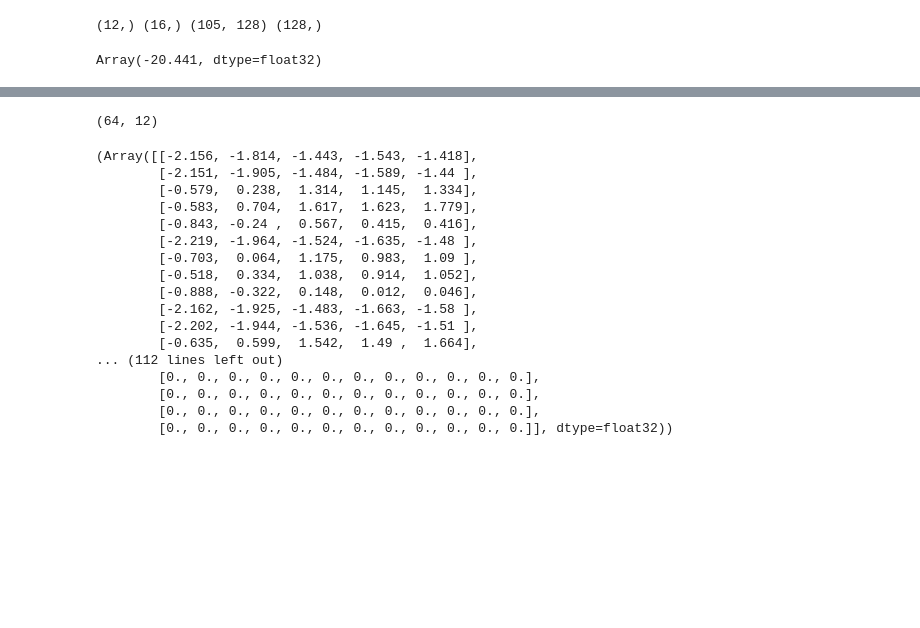
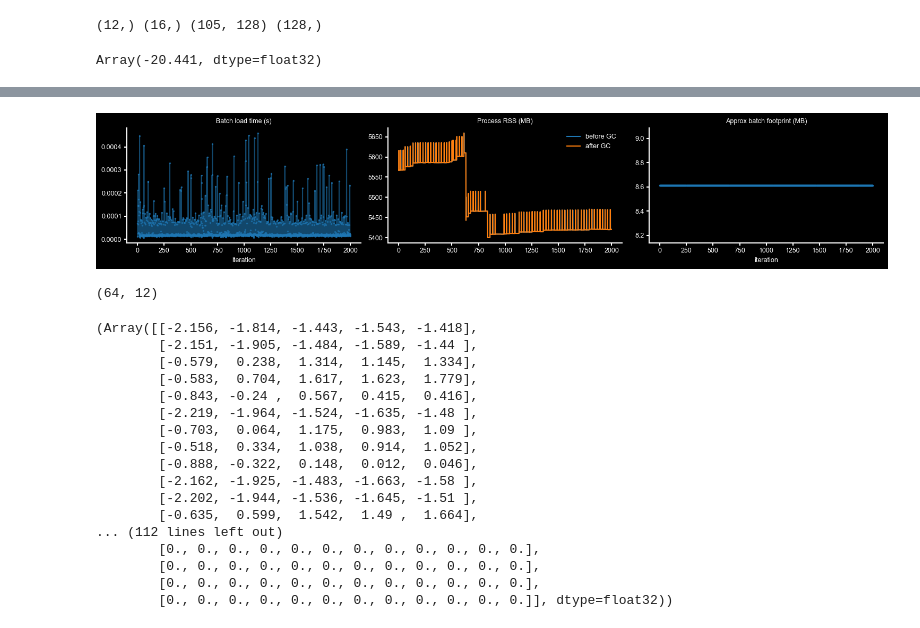
Before and after one commit to mackelab/dmri, a Jupyter notebook: notebooks/train_standalone.ipynb, the cells around one changed output, grey strips where cells are left out. Drawn from its saved outputs; the diff is of its cells as text; code cells hidden in the pictures; blank space fills up the shorter version.

```diff
--- a/notebooks/train_standalone.ipynb
+++ b/notebooks/train_standalone.ipynb
@@ -118,4 +120,4 @@ opt_state = optimizer.init(params)
 from dmri.train.dataloader import StreamDataLoader
 from probjax.utils.bmutil import benchmark
 
-dataloader = StreamDataLoader(simulator, batch_size=64, num_producers=1,max_queue_size=1000, data_device="cpu")
+dataloader = StreamDataLoader(simulator, batch_size=4096, num_producers=1,max_queue_size=100, data_device="cpu")
@@ -127,0 +130,73 @@ datastream = iter(dataloader)
+# %%
+import time
+import psutil
+import numpy as np
+import gc
+import jax
+
+proc = psutil.Process()
+
+# how many batches to sample (adjust as needed)
+n_iter = 2000
+
+load_times = []
+rss_before = []
+rss_after_gc = []
+batch_sizes_mb = []
+
+for i in range(n_iter):
+    t0 = time.perf_counter()
+    batch = next(datastream)   # uses existing datastream
+    t1 = time.perf_counter()
+
+    # record timings and process RSS (MB)
+    load_times.append(t1 - t0)
+    rss_b = proc.memory_info().rss / 1024**2
+    rss_before.append(rss_b)
+
+    # approximate batch size by summing leaves -> numpy bytes (MB)
+    bytes_sum = 0
+    for leaf in jax.tree_util.tree_leaves(batch):
+        try:
+            a = np.asarray(leaf)
+            bytes_sum += a.nbytes
+        except Exception:
+            # non-array leaf (objects), skip
+            pass
+    batch_sizes_mb.append(bytes_sum / 1024**2)
+
+    # drop references and collect to check for leaks
+    del batch
+    gc.collect()
+    rss_a = proc.memory_info().rss / 1024**2
+    rss_after_gc.append(rss_a)
+
+    if (i + 1) % 50 == 0:
+        print(f"iter {(i+1):4d}/{n_iter}: load_time={load_times[-1]:.4f}s  rss_before={rss_before[-1]:.1f}MB  rss_after_gc={rss_after_gc[-1]:.1f}MB  batch_MB={batch_sizes_mb[-1]:.1f}")
+
+# summary stats
+import matplotlib.pyplot as plt
+
+print()
+print("Load time (s): mean={:.4f}, std={:.4f}, max={:.4f}".format(np.mean(load_times), np.std(load_times), np.max(load_times)))
+print("RSS before GC (MB): start={:.1f}, end={:.1f}, max={:.1f}".format(rss_before[0], rss_before[-1], np.max(rss_before)))
+print("RSS after GC (MB):  start={:.1f}, end={:.1f}, max={:.1f}".format(rss_after_gc[0], rss_after_gc[-1], np.max(rss_after_gc)))
+
+# plots
+fig, ax = plt.subplots(1, 3, figsize=(15, 3))
+ax[0].plot(load_times, marker=".", alpha=0.6)
+ax[0].set_title("Batch load time (s)")
+ax[0].set_xlabel("iteration")
+
+ax[1].plot(rss_before, label="before GC")
+ax[1].plot(rss_after_gc, label="after GC")
+ax[1].set_title("Process RSS (MB)")
+ax[1].legend()
+
+ax[2].plot(batch_sizes_mb, marker=".", alpha=0.6)
+ax[2].set_title("Approx batch footprint (MB)")
+ax[2].set_xlabel("iteration")
+
+plt.tight_layout()
+plt.show()
+# %% [output]
@@ -128,3 +243,4 @@ datastream = iter(dataloader)
+[figure, added]
 # %%
 xs = next(datastream)
 p_mask, model_mask, theta,  xs, acq, score = xs
```
Also changed, not shown: parts of 7 cells of this notebook, 25 other files.
